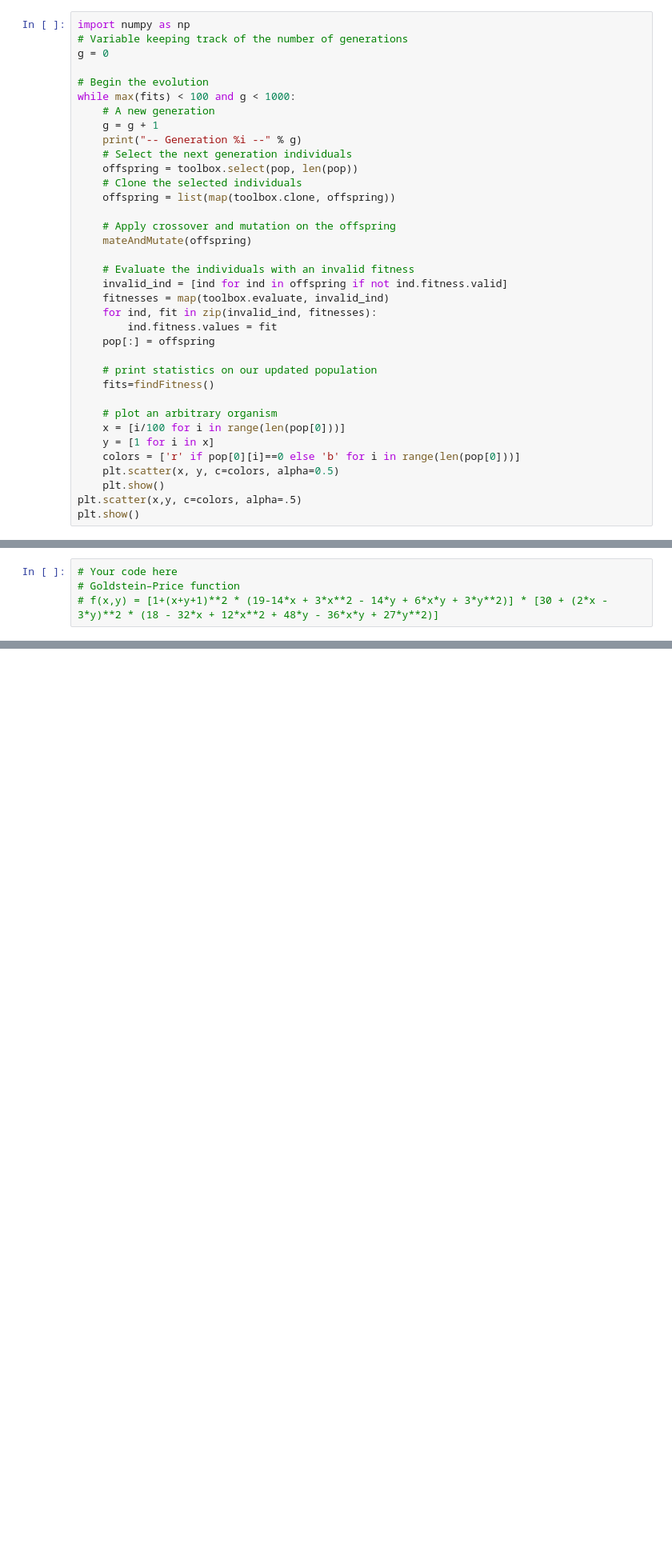
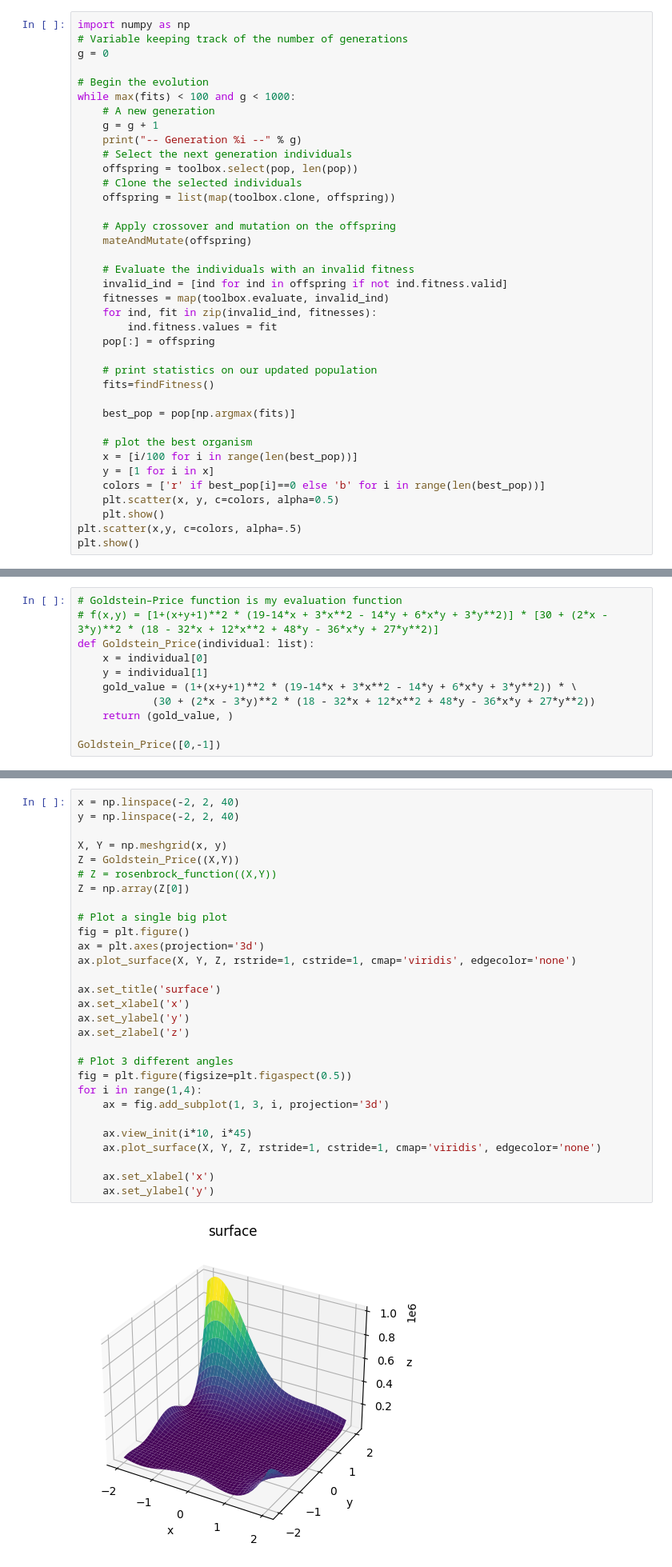
Before and after one commit to AlessandroBarbiero/Deep-Learning-for-Games-labs, a Jupyter notebook: lab7.ipynb, the cells around one changed output, grey strips where cells are left out. Shown at 80% size. Cells and saved outputs as stored; diff of their text form; blank space fills up the shorter version.

Commit message:
Solved function search minimum

```diff
--- a/lab7.ipynb
+++ b/lab7.ipynb
@@ -215,10 +216,12 @@ while max(fits) < 100 and g < 1000:
     # print statistics on our updated population
     fits=findFitness()
 
-    # plot an arbitrary organism
-    x = [i/100 for i in range(len(pop[0]))]
+    best_pop = pop[np.argmax(fits)]
+
+    # plot the best organism
+    x = [i/100 for i in range(len(best_pop))]
     y = [1 for i in x]
-    colors = ['r' if pop[0][i]==0 else 'b' for i in range(len(pop[0]))]
+    colors = ['r' if best_pop[i]==0 else 'b' for i in range(len(best_pop))]
     plt.scatter(x, y, c=colors, alpha=0.5)
     plt.show()
 plt.scatter(x,y, c=colors, alpha=.5)
@@ -268,6 +233,13 @@ This lab *is* fairly open-ended. I look forward to seeing what you come up with:
 ## 1. Find optimum with ES.
 Chose an [artificial landscape](https://en.wikipedia.org/wiki/Test_functions_for_optimization). Find optimum using an evolutionary strategy we talked about in class.
 # %%
-# Your code here
-# Goldstein–Price function
+# Goldstein–Price function is my evaluation function
 # f(x,y) = [1+(x+y+1)**2 * (19-14*x + 3*x**2 - 14*y + 6*x*y + 3*y**2)] * [30 + (2*x - 3*y)**2 * (18 - 32*x + 12*x**2 + 48*y - 36*x*y + 27*y**2)]
+def Goldstein_Price(individual: list):
+    x = individual[0]
+    y = individual[1]
+    gold_value = (1+(x+y+1)**2 * (19-14*x + 3*x**2 - 14*y + 6*x*y + 3*y**2)) * \
+            (30 + (2*x - 3*y)**2 * (18 - 32*x + 12*x**2 + 48*y - 36*x*y + 27*y**2))
+    return (gold_value, )
+
+Goldstein_Price([0,-1])
@@ -273,0 +254,31 @@ Chose an [artificial landscape](https://en.wikipedia.org/wiki/Test_functions_for
+# %%
+x = np.linspace(-2, 2, 40)
+y = np.linspace(-2, 2, 40)
+
+X, Y = np.meshgrid(x, y)
+Z = Goldstein_Price((X,Y))
+# Z = rosenbrock_function((X,Y))
+Z = np.array(Z[0])
+
+# Plot a single big plot
+fig = plt.figure()
+ax = plt.axes(projection='3d')
+ax.plot_surface(X, Y, Z, rstride=1, cstride=1, cmap='viridis', edgecolor='none')
+
+ax.set_title('surface')
+ax.set_xlabel('x')
+ax.set_ylabel('y')
+ax.set_zlabel('z')
+
+# Plot 3 different angles
+fig = plt.figure(figsize=plt.figaspect(0.5))
+for i in range(1,4):
+    ax = fig.add_subplot(1, 3, i, projection='3d')
+
+    ax.view_init(i*10, i*45)
+    ax.plot_surface(X, Y, Z, rstride=1, cstride=1, cmap='viridis', edgecolor='none')
+
+    ax.set_xlabel('x')
+    ax.set_ylabel('y')
+# %% [output]
+[figure, added]
```
Also changed, not shown: parts of 15 cells of this notebook.
